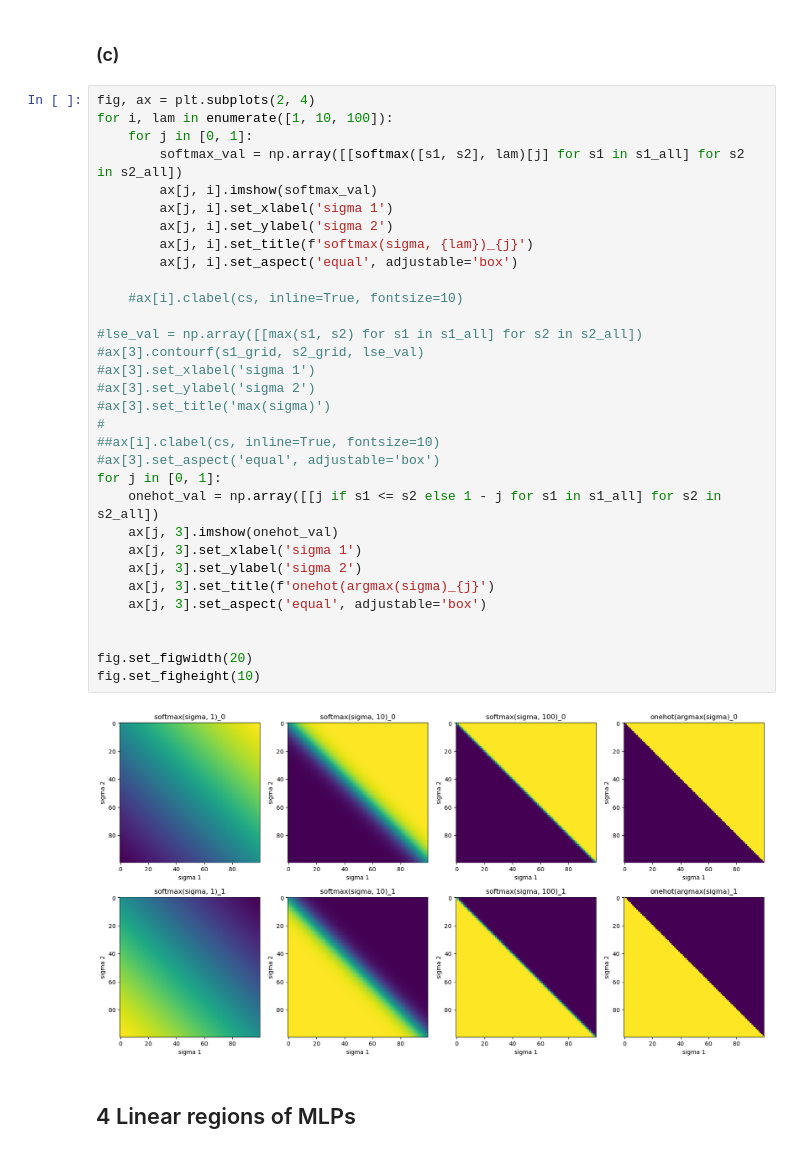
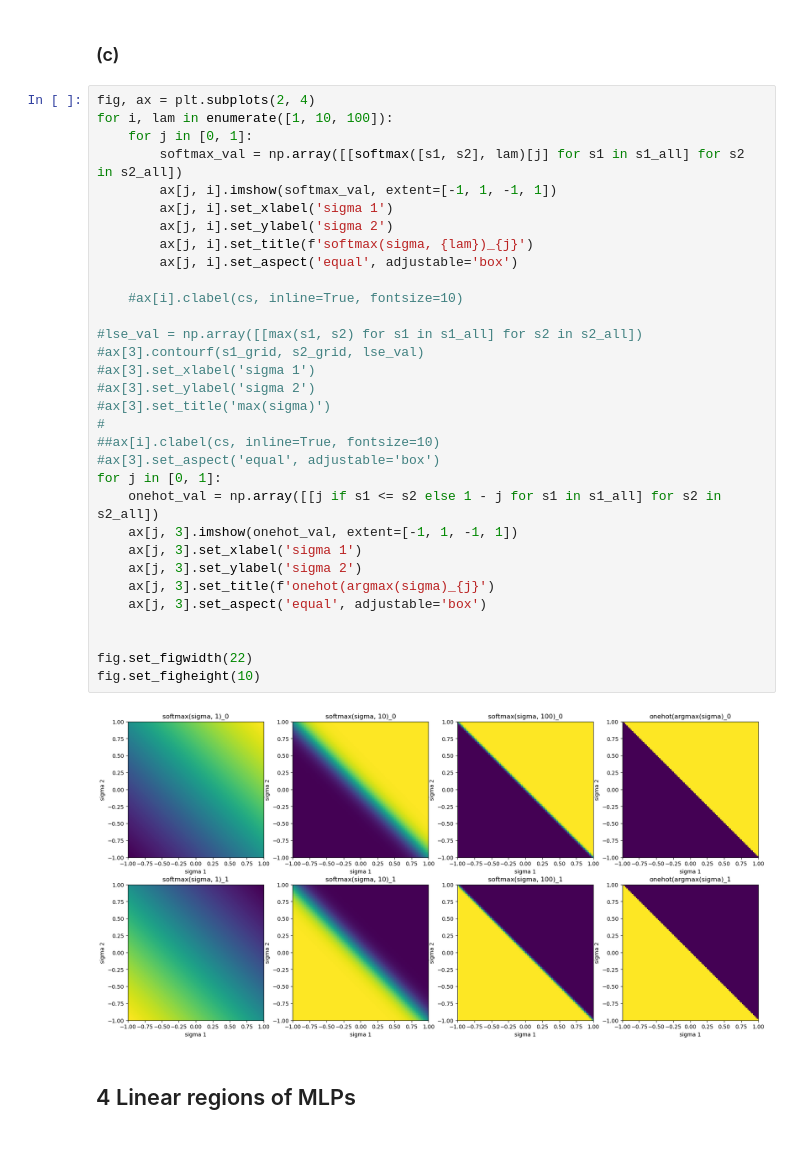
Before and after one commit to emironovich/mlph_w24, a Jupyter notebook: sheet05/sheet05.ipynb, the cells around one changed output. Saved outputs shown, nothing was run; the diff lists cells and outputs as text.

Commit message:
Fix scales for images in #3

```diff
--- a/sheet05/sheet05.ipynb
+++ b/sheet05/sheet05.ipynb
@@ -97,37 +97,37 @@ plt.show()
 # %%
 fig, ax = plt.subplots(2, 4)
 for i, lam in enumerate([1, 10, 100]):
     for j in [0, 1]:
         softmax_val = np.array([[softmax([s1, s2], lam)[j] for s1 in s1_all] for s2 in s2_all])
-        ax[j, i].imshow(softmax_val)
+        ax[j, i].imshow(softmax_val, extent=[-1, 1, -1, 1])
         ax[j, i].set_xlabel('sigma 1')
         ax[j, i].set_ylabel('sigma 2')
         ax[j, i].set_title(f'softmax(sigma, {lam})_{j}')
         ax[j, i].set_aspect('equal', adjustable='box')
 
     #ax[i].clabel(cs, inline=True, fontsize=10)
 
 #lse_val = np.array([[max(s1, s2) for s1 in s1_all] for s2 in s2_all])
 #ax[3].contourf(s1_grid, s2_grid, lse_val)
 #ax[3].set_xlabel('sigma 1')
 #ax[3].set_ylabel('sigma 2')
 #ax[3].set_title('max(sigma)')
 #
 ##ax[i].clabel(cs, inline=True, fontsize=10)
 #ax[3].set_aspect('equal', adjustable='box')
 for j in [0, 1]:
     onehot_val = np.array([[j if s1 <= s2 else 1 - j for s1 in s1_all] for s2 in s2_all])
-    ax[j, 3].imshow(onehot_val)
+    ax[j, 3].imshow(onehot_val, extent=[-1, 1, -1, 1])
     ax[j, 3].set_xlabel('sigma 1')
     ax[j, 3].set_ylabel('sigma 2')
     ax[j, 3].set_title(f'onehot(argmax(sigma)_{j}')
     ax[j, 3].set_aspect('equal', adjustable='box')
 
 
-fig.set_figwidth(20)
+fig.set_figwidth(22)
 fig.set_figheight(10)
 # %% [output]
-[figure, old version]
+[figure, new version]
 # %% [markdown]
 ## 4 Linear regions of MLPs
 # %%
```
